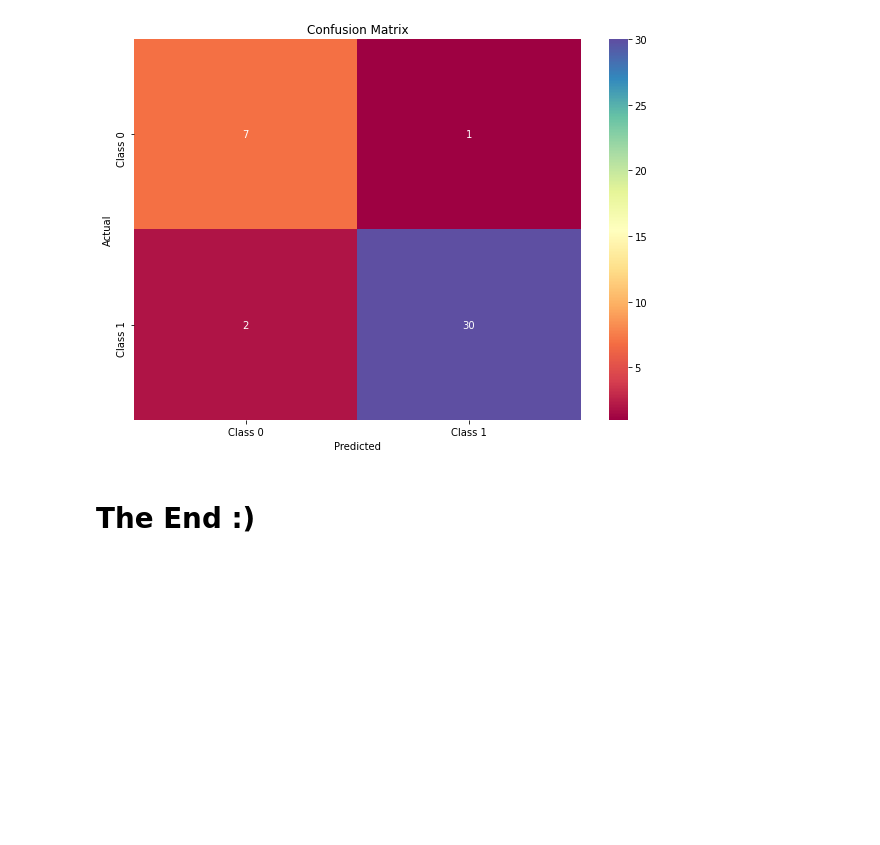
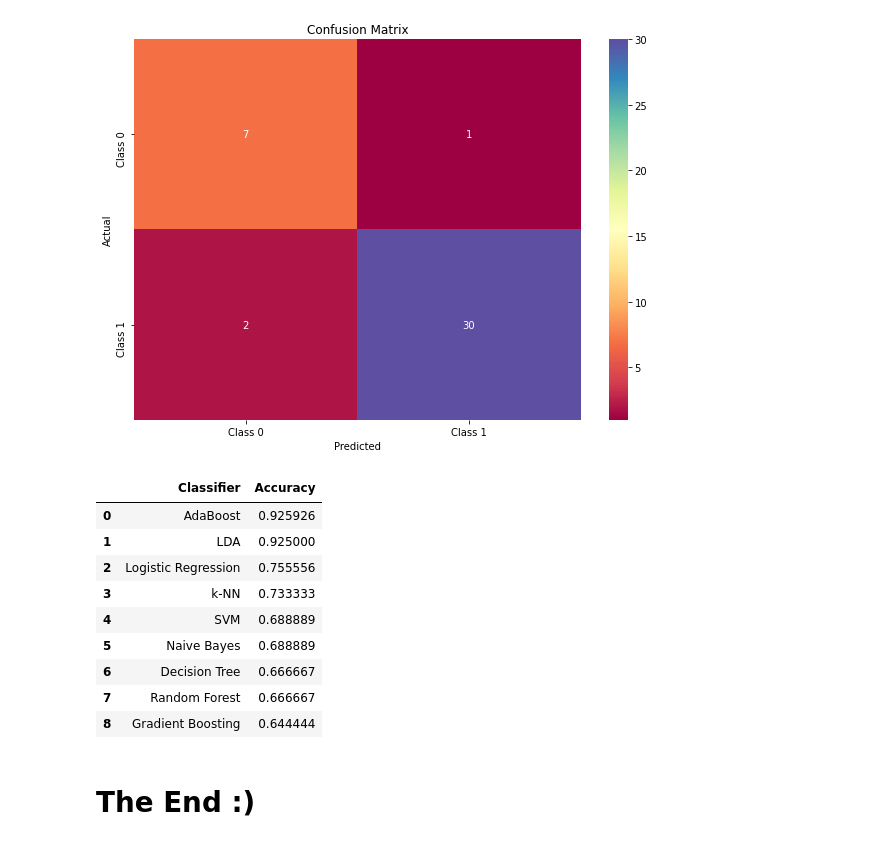
Before and after one commit to imannoor22/Data-Science-Group-2-BWF-IMAN-NOOR, a Jupyter notebook: Task 26/task26.ipynb, the cells around one changed output. Drawn from its saved outputs; the diff is of its cells as text; code cells hidden in the pictures; blank space fills up the shorter version.

```diff
--- a/Task 26/task26.ipynb
+++ b/Task 26/task26.ipynb
@@ -850,5 +850,33 @@ Confusion Matrix:
  [[ 7  1]
  [ 2 30]]
 [figure]
+# %%
+# Create a summary DataFrame of the results
+results = pd.DataFrame({
+    'Classifier': ['Logistic Regression', 'k-NN', 'SVM', 'Decision Tree', 'Random Forest', 'Gradient Boosting', 'Naive Bayes', 'AdaBoost', 'LDA'],
+    'Accuracy': [accuracy_score(y_test, y_pred_log),
+                 accuracy_score(y_test, y_pred_knn),
+                 accuracy_score(y_test, y_pred_svm),
+                 accuracy_score(y_test, y_pred_dt),
+                 accuracy_score(y_test, y_pred_rf),
+                 accuracy_score(y_test, y_pred_gb),
+                 accuracy_score(y_test, y_pred_nb),
+                accuracy_score(y3_test, y_pred_ada),
+                accuracy_score(target_test, target_pred),]
+})
+results.sort_values(by='Accuracy', ascending=False, inplace=True)
+results.reset_index(drop=True, inplace=True)
+results
+# %% [output]
+|  | Classifier | Accuracy |
+| 0 | AdaBoost | 0.925926 |
+| 1 | LDA | 0.925000 |
+| 2 | Logistic Regression | 0.755556 |
+| 3 | k-NN | 0.733333 |
+| 4 | SVM | 0.688889 |
+| 5 | Naive Bayes | 0.688889 |
+| 6 | Decision Tree | 0.666667 |
+| 7 | Random Forest | 0.666667 |
+| 8 | Gradient Boosting | 0.644444 |
 # %% [markdown]
 # **The End :)**
```
